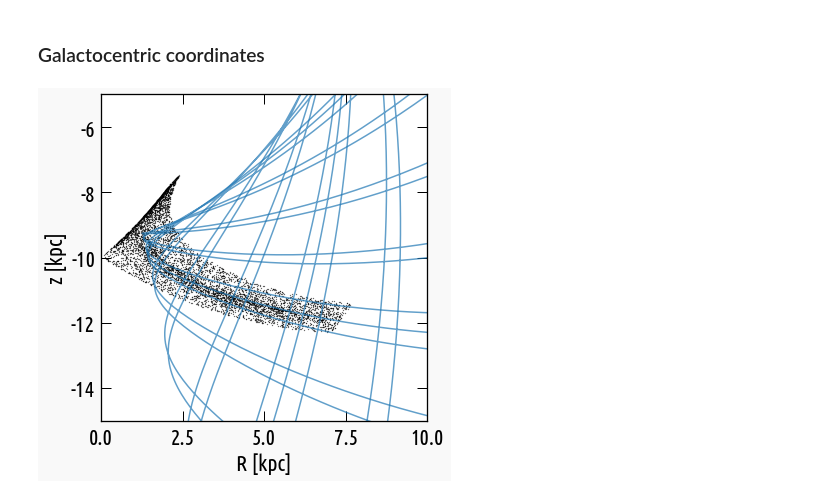
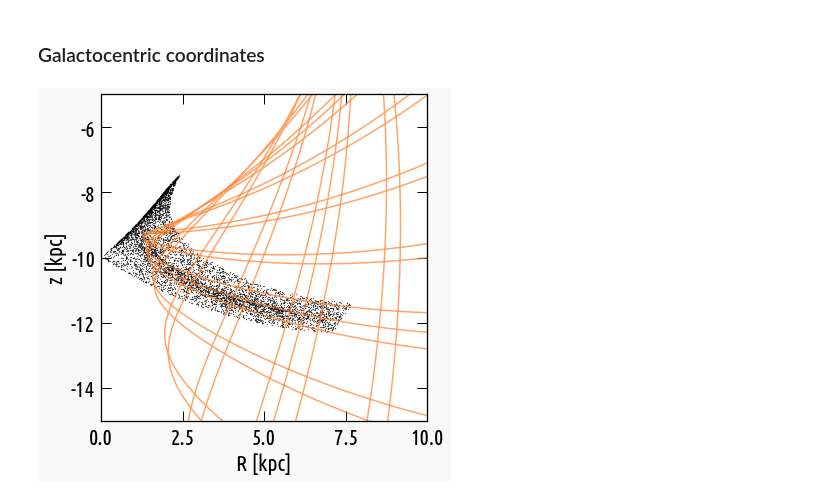
Before and after one commit to abonaca/jhelum, a Jupyter notebook: notebooks/figures_halos.ipynb, the cells around one changed output. Saved outputs shown, nothing was run; the diff lists cells and outputs as text; code cells hidden in the pictures.

Commit message:
orange orbit

```diff
--- a/notebooks/figures_halos.ipynb
+++ b/notebooks/figures_halos.ipynb
@@ -313,16 +313,16 @@ orbit_fwd = ham.integrate_orbit(w0, dt=0.5, t1=0*u.Myr, t2=5000*u.Myr)
 # %%
 plt.figure(figsize=(6,6))
 
 plt.plot(R[pm_mask & cmd_mask], cgal.z[pm_mask & cmd_mask], 'k.', ms=0.5)
 for orbit in [orbit_rr, orbit_fwd]:
-    plt.plot(orbit.cylindrical.rho, orbit.cylindrical.z, '-', color='tab:blue', alpha=0.7)
+    plt.plot(orbit.cylindrical.rho, orbit.cylindrical.z, '-', color='#ff7f2a', alpha=0.7)
 
 plt.xlabel('R [kpc]')
 plt.ylabel('z [kpc]')
 plt.xlim(0,10)
 plt.ylim(-15,-5)
 plt.gca().set_aspect('equal')
 plt.savefig('../plots/halos/cylindrical_orbit.png', dpi=200)
 # plt.savefig('../plots/halos/cylindrical_orbit.svg')
 # %% [output]
-[figure, old version]
+[figure, new version]
```
